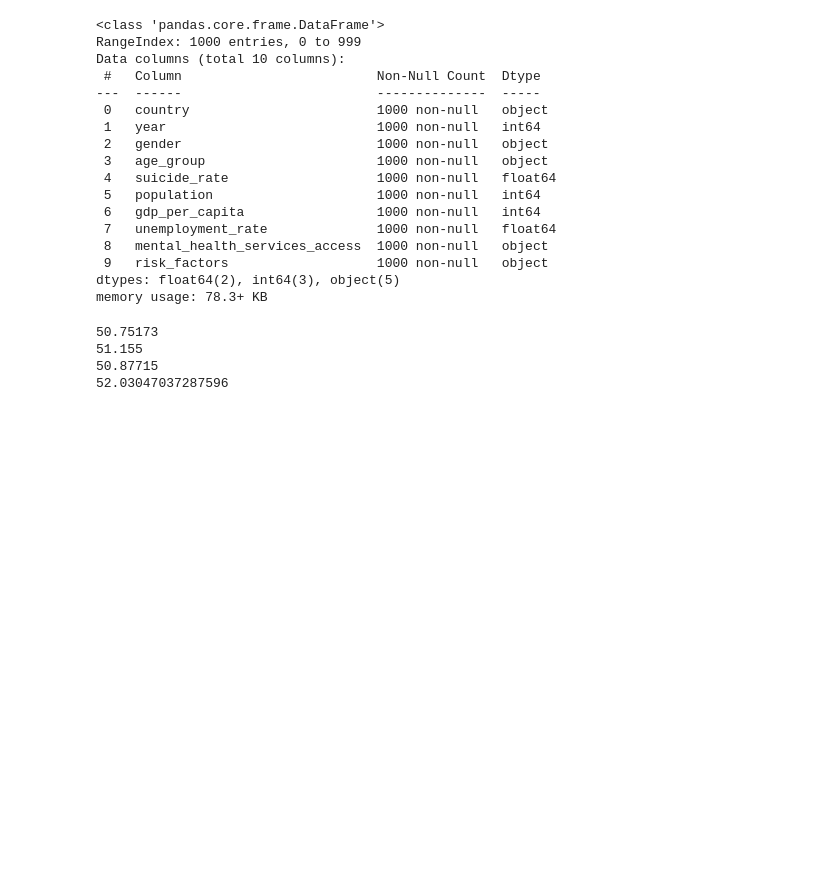
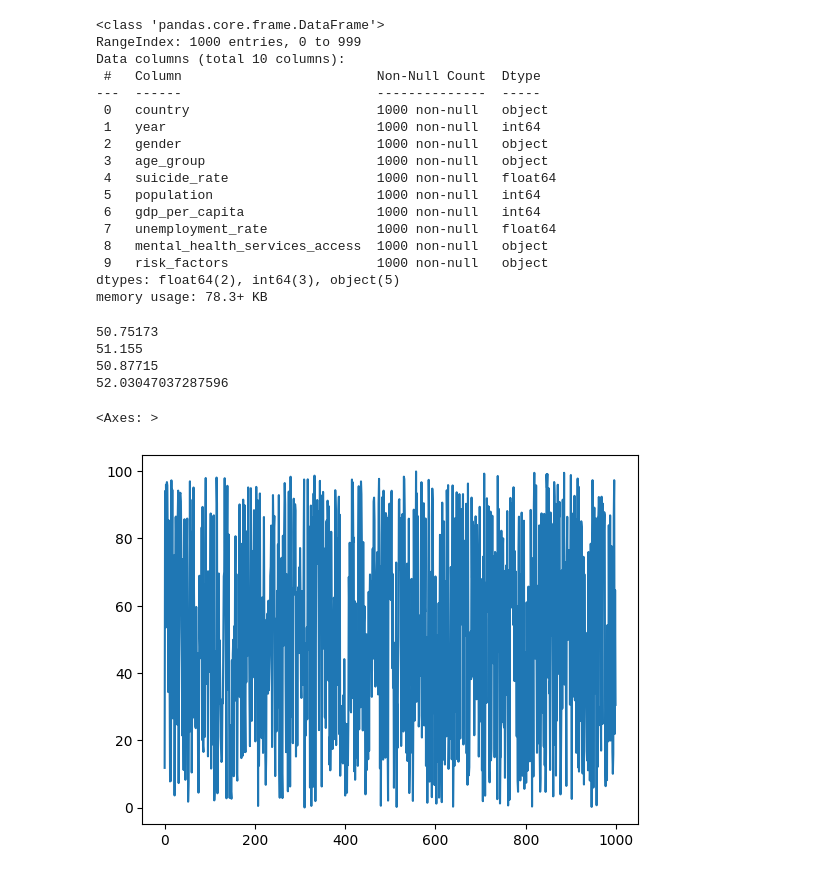
Before and after one commit to SantiagoArce7/CIENCIA_DATOS_2025, a Jupyter notebook: Ejercicios_dataset_2.ipynb, the cells around one changed output. Cells and saved outputs as stored; diff of their text form; code cells hidden in the pictures; blank space fills up the shorter version.

```diff
--- a/Ejercicios_dataset_2.ipynb
+++ b/Ejercicios_dataset_2.ipynb
@@ -77,3 +77,8 @@ print(np.average(srate["suicide_rate"],weights=srate.population))
 51.155
 50.87715
 52.03047037287596
+# %%
+srate["suicide_rate"].plot.line()
+# %% [output]
+<Axes: >
+[figure, added]
```
Also changed, not shown: parts of 4 cells of this notebook.
